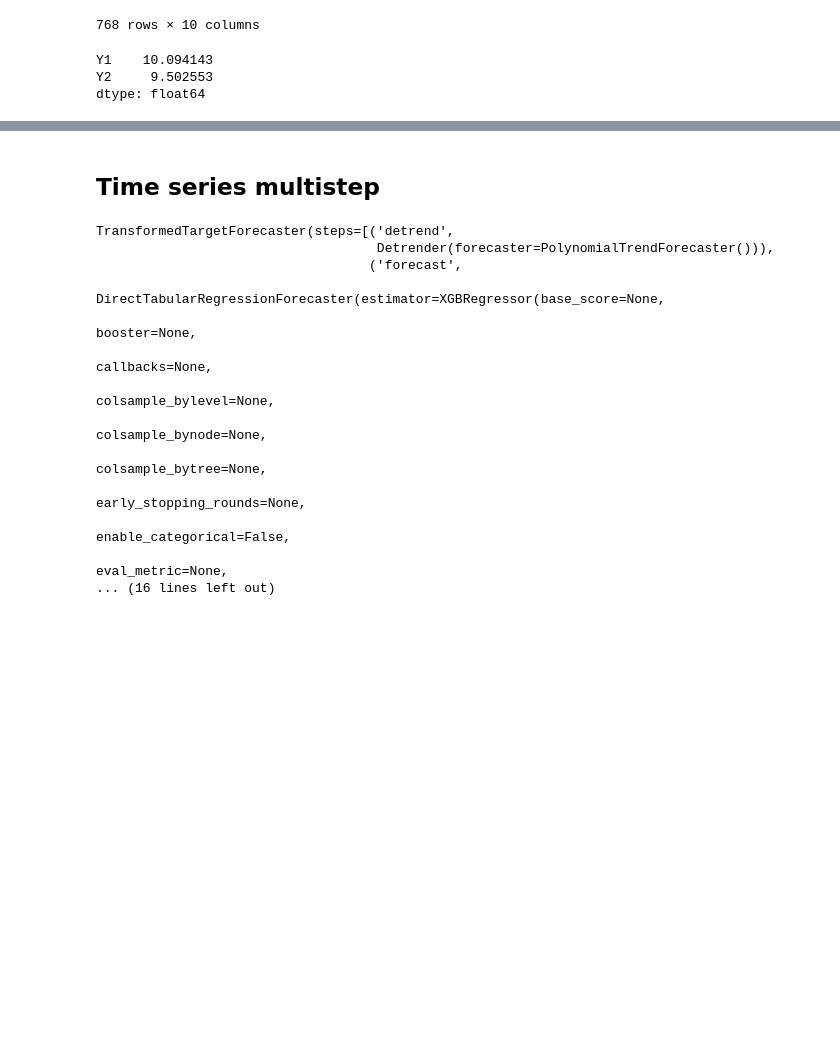
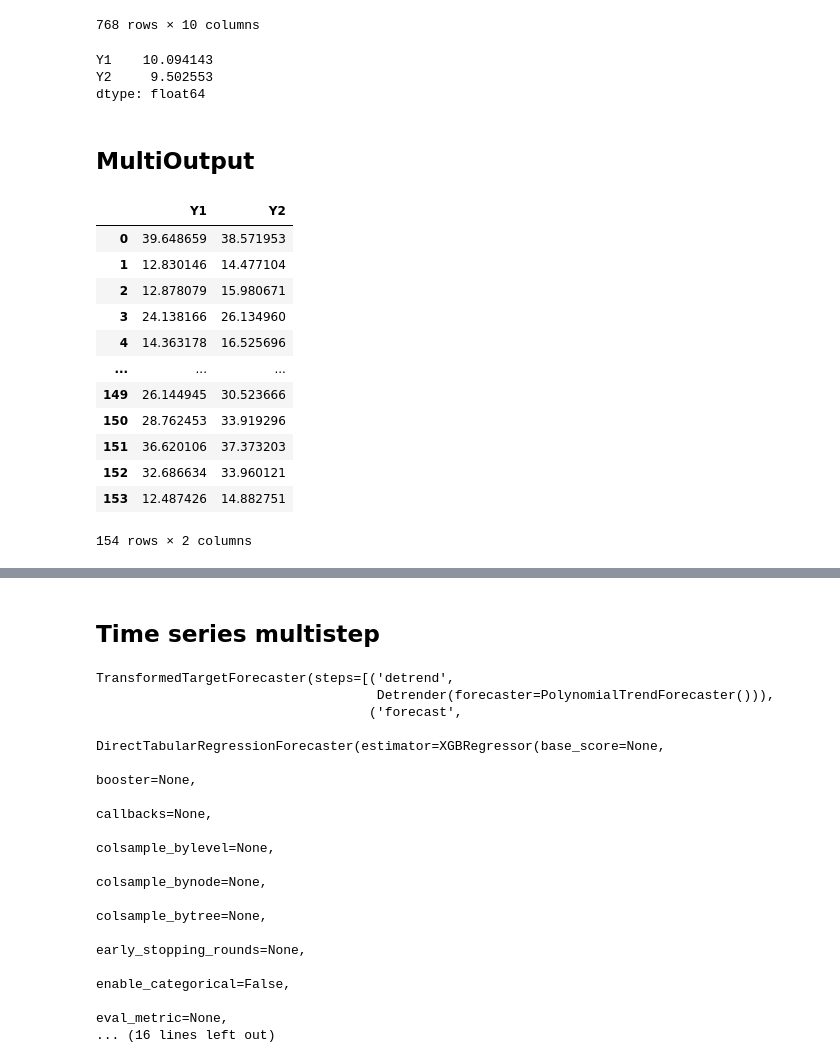
Before and after one commit to krzjoa/medium, a Jupyter notebook: 2_gbm_multioutput/2_multioutput_gbm.ipynb, the cells around one changed output, grey strips where cells are left out. Drawn from its saved outputs; the diff is of its cells as text; code cells hidden in the pictures; blank space fills up the shorter version.

```diff
--- a/2_gbm_multioutput/2_multioutput_gbm.ipynb
+++ b/2_gbm_multioutput/2_multioutput_gbm.ipynb
@@ -72,3 +72,5 @@ y_train.std()
 Y1    10.094143
 Y2     9.502553
 dtype: float64
+# %% [markdown]
+## MultiOutput
@@ -74,0 +87,16 @@ dtype: float64
+# %%
+pd.DataFrame(multi_reg_pred, columns=['Y1', 'Y2'])
+# %% [output]
+|  | Y1 | Y2 |
+| 0 | 39.648659 | 38.571953 |
+| 1 | 12.830146 | 14.477104 |
+| 2 | 12.878079 | 15.980671 |
+| 3 | 24.138166 | 26.134960 |
+| 4 | 14.363178 | 16.525696 |
+| ... | ... | ... |
+| 149 | 26.144945 | 30.523666 |
+| 150 | 28.762453 | 33.919296 |
+| 151 | 36.620106 | 37.373203 |
+| 152 | 32.686634 | 33.960121 |
+| 153 | 12.487426 | 14.882751 |
+154 rows × 2 columns
```
Also changed, not shown: parts of 25 cells of this notebook, 14 other files.
